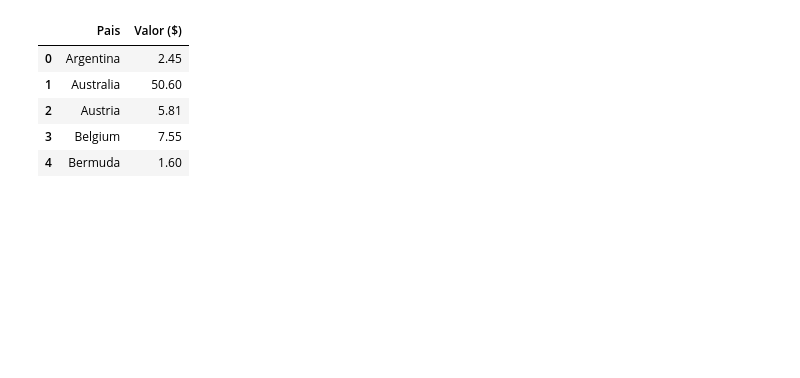
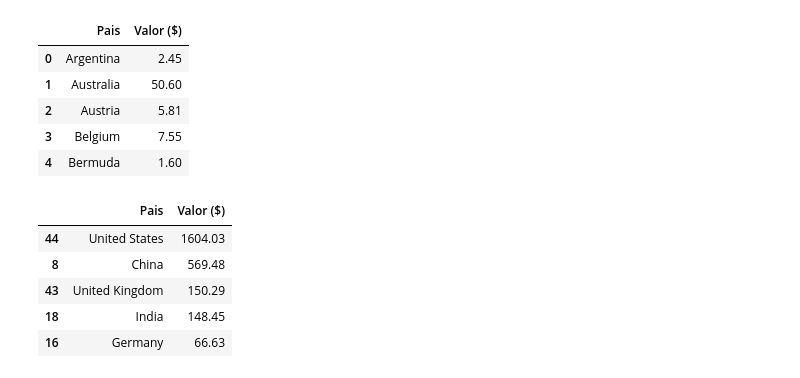
Before and after one commit to fernandosrando/AnaliseDados, a Jupyter notebook: Empresas_Unicornios.ipynb, the cells around one changed output. Saved outputs shown, nothing was run; the diff lists cells and outputs as text; code cells hidden in the pictures; blank space fills up the shorter version.

```diff
--- a/Empresas_Unicornios.ipynb
+++ b/Empresas_Unicornios.ipynb
@@ -291,6 +291,16 @@ Analise_Pais.head()
 | 2 | Austria | 5.81 |
 | 3 | Belgium | 7.55 |
 | 4 | Bermuda | 1.60 |
+# %%
+Analise_Valor = Analise_Pais.sort_values('Valor ($)', ascending=False)
+Analise_Valor.head()
+# %% [output]
+|  | Pais | Valor ($) |
+| 44 | United States | 1604.03 |
+| 8 | China | 569.48 |
+| 43 | United Kingdom | 150.29 |
+| 18 | India | 148.45 |
+| 16 | Germany | 66.63 |
 # %%
 #Grafico de Analise de Valor por Paises
 
```
Also changed, not shown: parts of 1 cell of this notebook.
